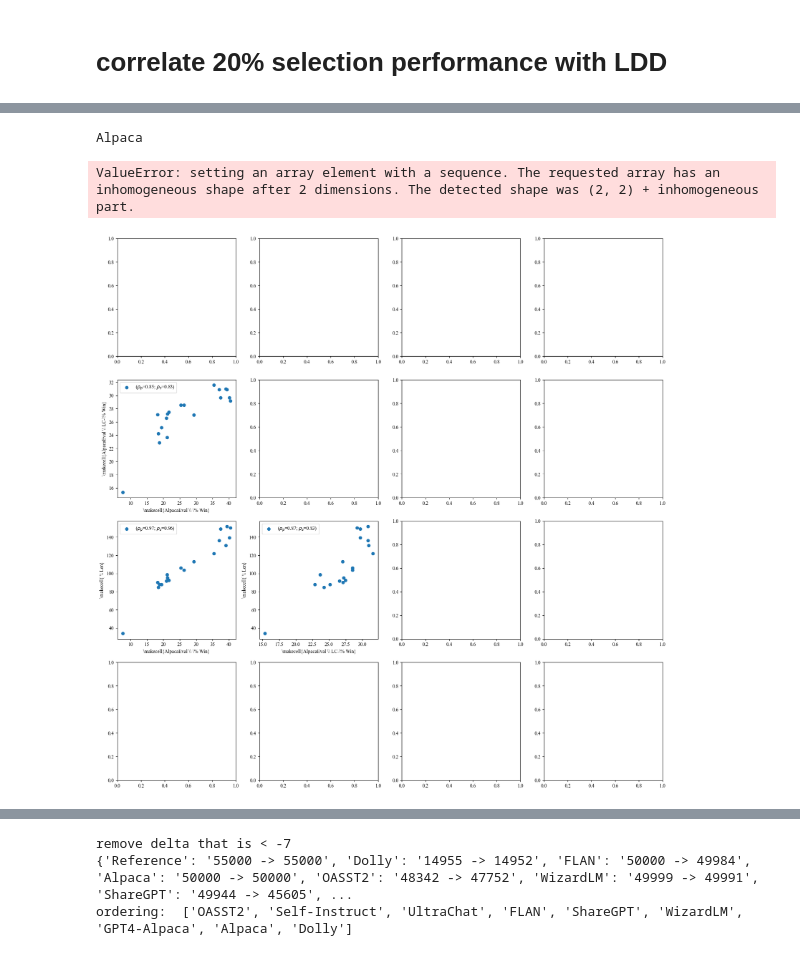
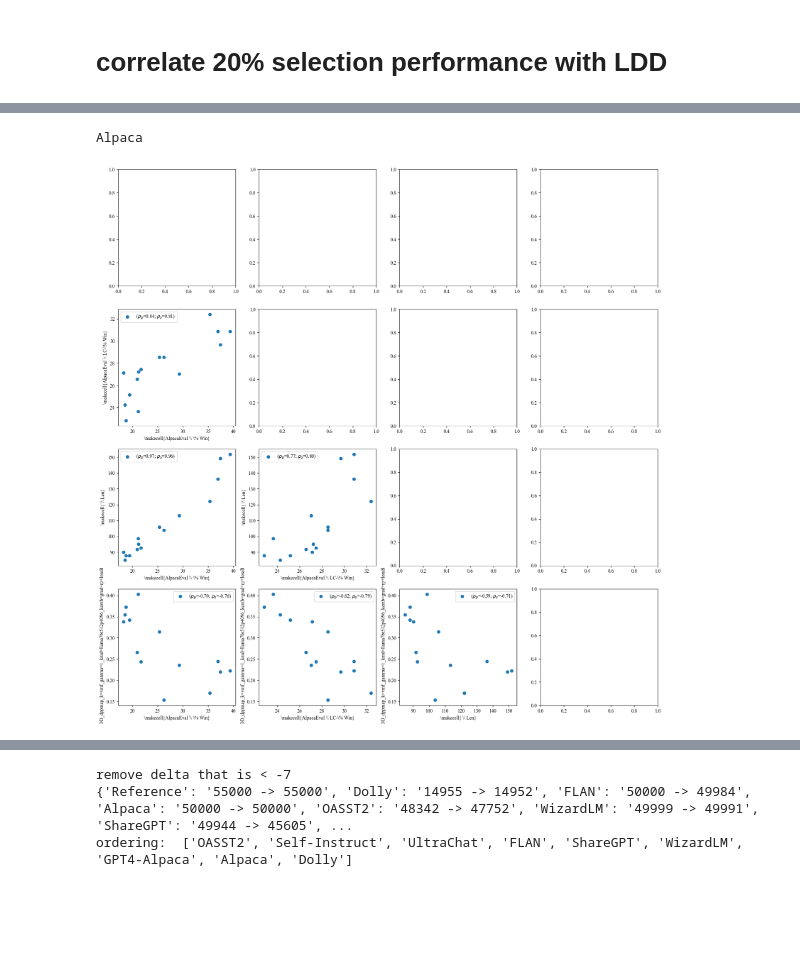
Before and after one commit to tt6746690/open-instruct, a Jupyter notebook: scripts/note_pruning.ipynb, the cells around one changed output, grey strips where cells are left out. Saved outputs shown, nothing was run; the diff lists cells and outputs as text; code cells hidden in the pictures; blank space fills up the shorter version.

```diff
--- a/scripts/note_pruning.ipynb
+++ b/scripts/note_pruning.ipynb
@@ -57,7 +57,7 @@ job_duration = 6
 log_dir = '/gpfs/u/home/PTFM/PTFMqngp/scratch/github/mitibm2023/external/open-instruct/scripts/'
 overwrite = False
 
-test_run = 1
+test_run = 0
 test_run = bool(test_run)
 
 sort_by_list = []
@@ -83,9 +83,9 @@ sort_by_list = []
 # # model_name = 'codellama-7b+lora:r=256:a=256'; md = 'codellama7b'
 
 
-# # sort_by_list += ['random_s=0', 'random_s=1', 'random_s=2',]
+# sort_by_list += ['random_s=0', 'random_s=1', 'random_s=2',]
 # sort_by_list += [ # sft
-# #     'log_prob', 'logit_margin', 'el2n_agg=mean', 'grad_loraB_l2n',
+#     'log_prob', 'logit_margin', 'el2n_agg=mean', 'grad_loraB_l2n',
 #     'numtoks',
 #     'ifd_and_log_pmi', ## requires both sft/output model output.
 #     'alpagasus_rating', ## only for alpaca dataset
@@ -103,6 +103,14 @@ md = 'mistral7br512p4096';
 # md = 'pythia1br512p4096'
 # md = 'randspherep4096'; overwrite = True
 # md = 'randspherep768'
+# md = 'randspherep1024'
+# md = 'randspherep256'
+# md = 'randspherep4096s0'
+# md = 'randspherep4096s1'
+# md = 'randspherep4096s2'
+# md = 'randspherep4096s3'
+# md = 'randspherep4096s4'
+
 
 # subset_size = 50_000
 # subset_size = 40_000
@@ -131,13 +139,17 @@ sort_by_list += [
 ]
 sort_by_list += [ # the main baselines
 #     f'dppmap_k=vmf_gamma=1_kmd=mpnet_kemb=text+embedding', # only run once
-    f'dppmap_k=rbf_gamma=1e-3_kmd={md}_kemb=text+embedding',
-    f'dppmap_k=vmf_gamma=1_kmd={md}_kemb=grad+rp+loraB',
-    f'dppmap_k=vmf_gamma=10_kmd={md}_kemb=text+embedding',
-    f'dppmap_k=rbf_gamma=1e-2_kmd={md}_kemb=grad+rp+loraB',
+#     f'dppmap_k=rbf_gamma=1e-3_kmd={md}_kemb=text+embedding',
+#     f'dppmap_k=vmf_gamma=1_kmd={md}_kemb=grad+rp+loraB',
+#     f'dppmap_k=vmf_gamma=10_kmd={md}_kemb=text+embedding',
+#     f'dppmap_k=rbf_gamma=1e-2_kmd={md}_kemb=grad+rp+loraB',
+]
+sort_by_list += [ # ablate choice of \gamma
+#     f'dppmap_k=vmf_gamma={gamma}_kmd={md}_kemb=grad+rp+loraB' for gamma in [0.03, 0.1, 10]
+    f'dppmap_k=vmf_gamma={gamma}_theta={theta}_kmd={md}_kemb=grad+rp+loraB_q=numtoks+output_qmd={md}' for theta in [.1] for gamma in [0.03,.1,10]#[0.03] #[.1,10]
 ]
 sort_by_list += [  # diversity + quality
-    f'dppmap_k=vmf_gamma=1_theta={theta}_kmd={md}_kemb=grad+rp+loraB_q=numtoks+output_qmd={md}' for theta in [.1, .3, .6, .9] #[.3, .4, .6, .8, .9]
+#     f'dppmap_k=vmf_gamma=1_theta={theta}_kmd={md}_kemb=grad+rp+loraB_q=numtoks+output_qmd={md}' for theta in [.1, .3, .6, .9] #[.3, .4, .6, .8, .9]
 #     f'dppmap_k=vmf_gamma=1_theta={theta}_kmd={md}_kemb=grad+rp+loraB_q=alpagasus+rating_qmd={md}'
 #     f'dppmap_k=vmf_gamma=1_theta={theta}_kmd={md}_kemb=grad+rp+loraB_q=grad+loraB+l2n+neg_qmd={md}' for theta in [.1, .3, .6, .9]
 #     f'dppmap_k=vmf_gamma=1_theta={theta}_kmd={md}_kemb=log+prob_q=log+prob_qmd={md}' for theta in [.1, .3, .6, .9]
@@ -260,7 +272,7 @@ dataset_list = [ # 50k sft subsets.
 #     'oasst2',
 #     'wizardlm50k',
 #     'sharegpt50k',
-    'ultrachat50k',
+#     'ultrachat50k',
 #     'mix_redundant',
 #     'mix_diverse',
     ## extra
@@ -269,6 +281,11 @@ dataset_list = [ # 50k sft subsets.
 #     'oasst1',
 #     'self_instruct50k',
 ]
+
+# ## benchmarking time of dppmap algo.
+# dataset_list = [
+#     f'Ref_N={N}' for N in [10_000, 50_000, 100_000]
+# ]
 
 # dataset_list = ['mix_all50k']; job_duration = 24 # 12 # 280k
 
@@ -1031,7 +1094,10 @@ get_dppmap_marginal_gains failed:  ultrachat50k dppmap_k=vmf_gamma=1_kmd=mpnet_k
 # %%
+
+
 datasets = ['Alpaca', 'UltraChat']
-ldd_name = 'LDD_' + f'dppmap_k=vmf_gamma=10_kmd={md}_kemb=text+embedding'
-ldd_name = 'LDD_' + f'dppmap_k=vmf_gamma=1_kmd=mpnet_kemb=text+embedding',
+# ldd_name = 'LDD_' + f'dppmap_k=vmf_gamma=10_kmd={md}_kemb=text+embedding'
+ldd_name = 'LDD_' + f'dppmap_k=vmf_gamma=1_kmd={md}_kemb=grad+rp+loraB'
+# ldd_name = 'LDD_' + f'dppmap_k=vmf_gamma=1_kmd=mpnet_kemb=text+embedding'
 
 perf_names = [r'\makecell{Benchmark \\ Avg}', r'\makecell{AlpacaEval \\ \% Win}', r'\makecell{ \\ Len}', ldd_name]
 perf_names = [r'\makecell{AlpacaEval \\ \% Win}', r'\makecell{AlpacaEval \\ LC-\% Win}', r'\makecell{ \\ Len}', ldd_name]
@@ -1040,32 +1106,31 @@ dataset = 'Alpaca'
 # dataset = 'UltraChat'
 
 ncols = len(perf_names)
 nrows = ncols
 w = 5
 fig, axs = plt.subplots(nrows,ncols,figsize=(w*ncols,w*nrows))
 
 print(dataset)
 for i in range(nrows):
     for j in range(ncols):
         ax = axs[i,j]
         if j >= i:
             continue
         perf_name_y = perf_names[i]
         perf_name_x = perf_names[j]
 
         dfc = df_tab1.dropna(subset=[(dataset, perf_name_x), (dataset, perf_name_y)])
 
         xs = dfc[(dataset, perf_name_x)].to_numpy()
         ys = dfc[(dataset, perf_name_y)].to_numpy()
 
         ρ = scipy.stats.pearsonr(xs, ys).statistic
         ρs = scipy.stats.spearmanr(xs, ys).statistic
         ax.scatter(xs, ys, label=r'($\rho_{p}$'+f'={ρ:.2f}; '+r'$\rho_{s}$'+f'={ρs:.2f})')
         ax.legend()
 #         ax.set_title()
         ax.set_xlabel(perf_name_x)
         ax.set_ylabel(perf_name_y)
 # %% [output]
 Alpaca
-ValueError: setting an array element with a sequence. The requested array has an inhomogeneous shape after 2 dimensions. The detected shape was (2, 2) + inhomogeneous part.
-[figure, old version]
+[figure, new version]
```
Also changed, not shown: parts of 11 cells of this notebook, 1 other file.
